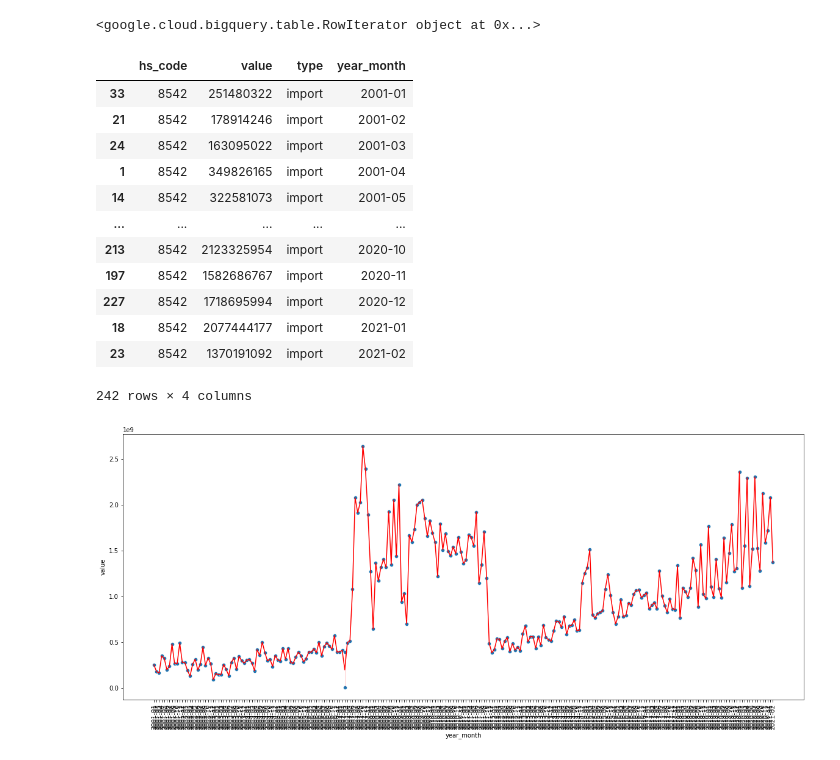
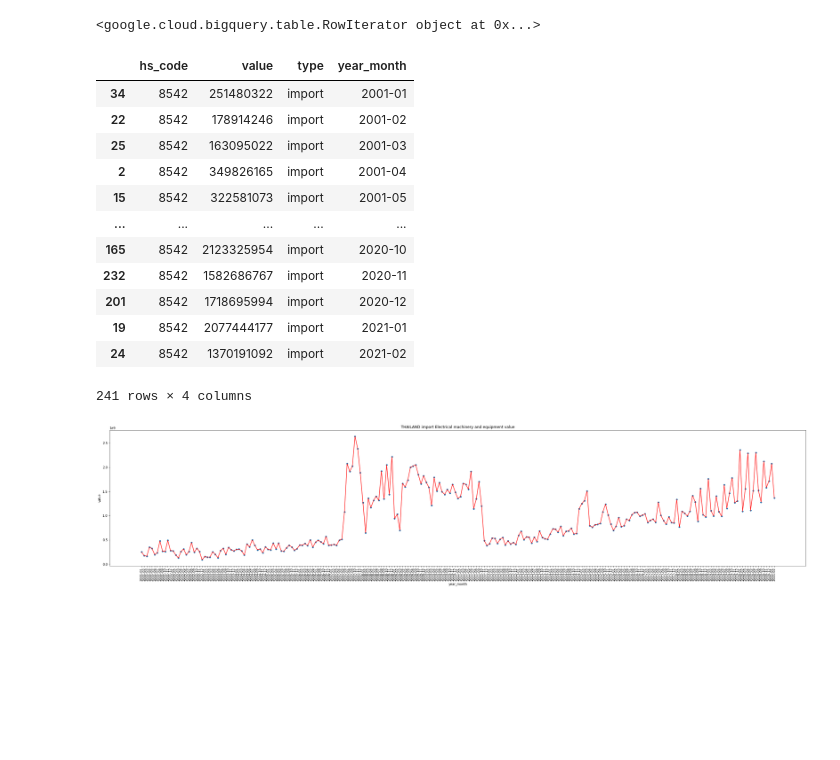
Before and after one commit to SothanaV/cs358-forcasting, a Jupyter notebook: 09_report.ipynb, the cells around one changed output. Drawn from its saved outputs; the diff is of its cells as text; code cells hidden in the pictures; blank space fills up the shorter version.

```diff
--- a/09_report.ipynb
+++ b/09_report.ipynb
@@ -150,7 +173,7 @@ df_thai_group[df_thai_group['type']=='import'][:10]
 query_job = client.query(
     """
         SELECT hs_code, value, type, year_month FROM `integrated-bit-312717.customs.customs_test3`
-        WHERE (`country`="THAILAND" AND `value`!=0 AND `hs_code`="8542")
+        WHERE (`country`="THAILAND" AND `value`!=0 AND `hs_code`="8542" AND `type`="import")
     """
 )
 result = query_job.result()
@@ -170,23 +193,25 @@ df = df.sort_values(by='year_month')
 df
 # %% [output]
 |  | hs_code | value | type | year_month |
-| 33 | 8542 | 251480322 | import | 2001-01 |
-| 21 | 8542 | 178914246 | import | 2001-02 |
-| 24 | 8542 | 163095022 | import | 2001-03 |
-| 1 | 8542 | 349826165 | import | 2001-04 |
-| 14 | 8542 | 322581073 | import | 2001-05 |
+| 34 | 8542 | 251480322 | import | 2001-01 |
+| 22 | 8542 | 178914246 | import | 2001-02 |
+| 25 | 8542 | 163095022 | import | 2001-03 |
+| 2 | 8542 | 349826165 | import | 2001-04 |
+| 15 | 8542 | 322581073 | import | 2001-05 |
 | ... | ... | ... | ... | ... |
-| 213 | 8542 | 2123325954 | import | 2020-10 |
-| 197 | 8542 | 1582686767 | import | 2020-11 |
-| 227 | 8542 | 1718695994 | import | 2020-12 |
-| 18 | 8542 | 2077444177 | import | 2021-01 |
-| 23 | 8542 | 1370191092 | import | 2021-02 |
+| 165 | 8542 | 2123325954 | import | 2020-10 |
+| 232 | 8542 | 1582686767 | import | 2020-11 |
+| 201 | 8542 | 1718695994 | import | 2020-12 |
+| 19 | 8542 | 2077444177 | import | 2021-01 |
+| 24 | 8542 | 1370191092 | import | 2021-02 |
-242 rows × 4 columns
+241 rows × 4 columns
 # %%
-plt.figure(figsize=(20,8))
+plt.figure(figsize=(40,8))
+plt.title("THAILAND import Electrical machinery and equipment value")
 sns.scatterplot(x='year_month', y='value',data=df)
-sns.lineplot(x='year_month', y='value',data=df, color='r')
+fig = sns.lineplot(x='year_month', y='value',data=df, color='r')
 plt.xticks(rotation=90)
+fig.figure.savefig('fig/THAILAND_import_Electrical_value.png', bbox_inches = 'tight')
 plt.show()
 # %% [output]
-[figure, old version]
+[figure, new version]
```
Also changed, not shown: parts of 6 cells of this notebook, 1 other file.
